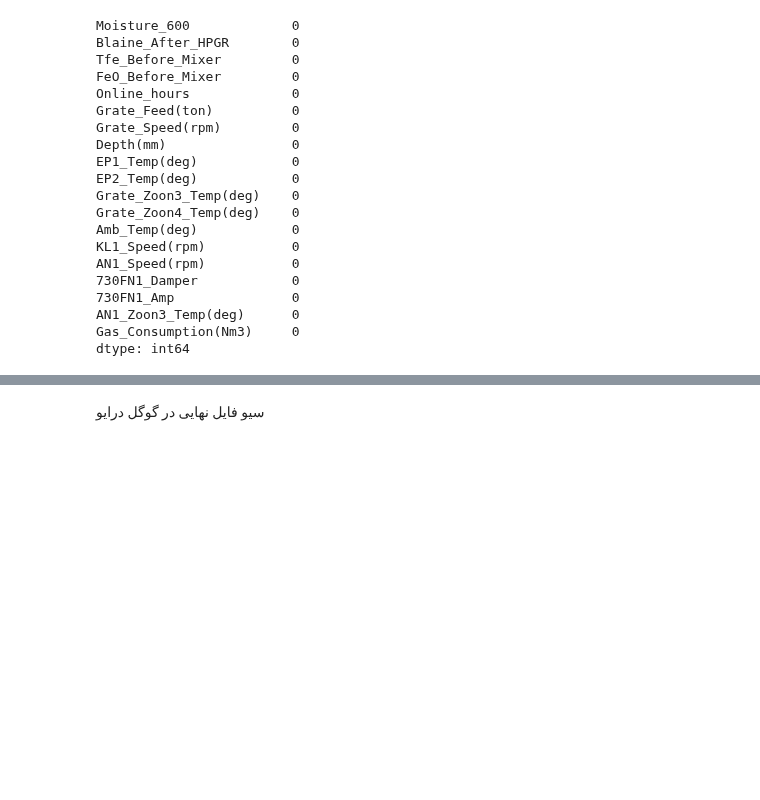
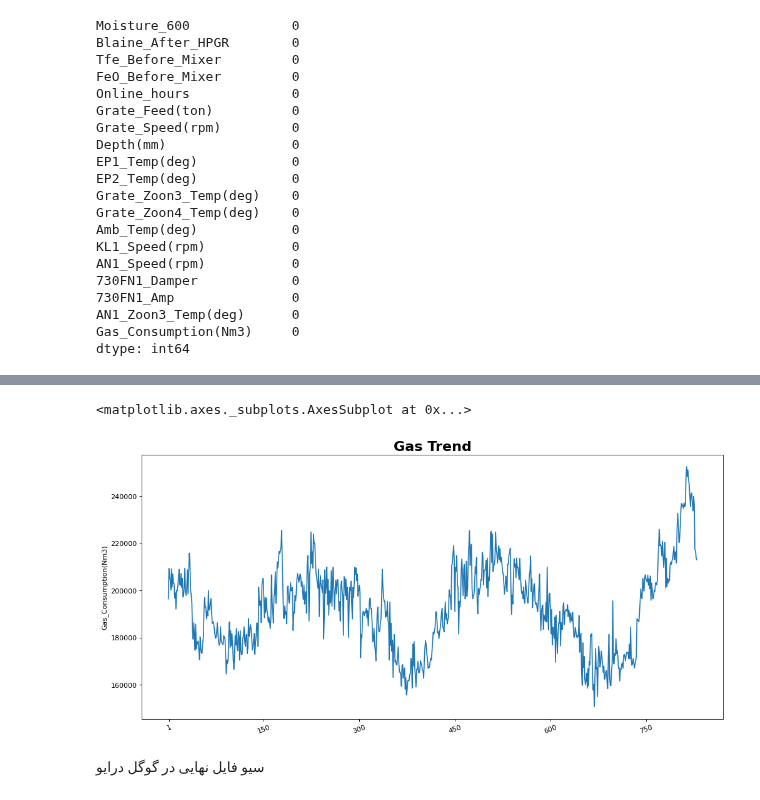
Before and after one commit to heidaralavi/Gas-Prj, a Jupyter notebook: Gas_Prj.ipynb, the cells around one changed output, grey strips where cells are left out. Cells and saved outputs as stored; diff of their text form; code cells hidden in the pictures; blank space fills up the shorter version.

```diff
--- a/Gas_Prj.ipynb
+++ b/Gas_Prj.ipynb
@@ -495,3 +511,22 @@ df.describe()
+# %%
+from sklearn.ensemble import IsolationForest,RandomForestRegressor,GradientBoostingRegressor
+iso = IsolationForest()
+yhat = iso.fit_predict(data)
+# %%
+# select all rows that are not outliers
+mask = yhat != -1
+# %%
+data = data[mask, :]
+# %%
+df=pd.DataFrame(data,columns=col)
+# %%
+plt.figure(figsize=(15,7),dpi=80)
+plt.xticks(ticks=[1,150,300,450,600,750,1000,1150],rotation=20)
+plt.title('Gas Trend', fontsize=20,fontweight='bold')
+sns.lineplot(x=df.index, y=df.iloc[:,18], data=df )
+# %% [output]
+<matplotlib.axes._subplots.AxesSubplot at 0x...>
+[figure, added]
 # %% [markdown]
 سیو فایل نهایی در گوگل درایو
 # %%
```
Also changed, not shown: parts of 4 cells of this notebook.
